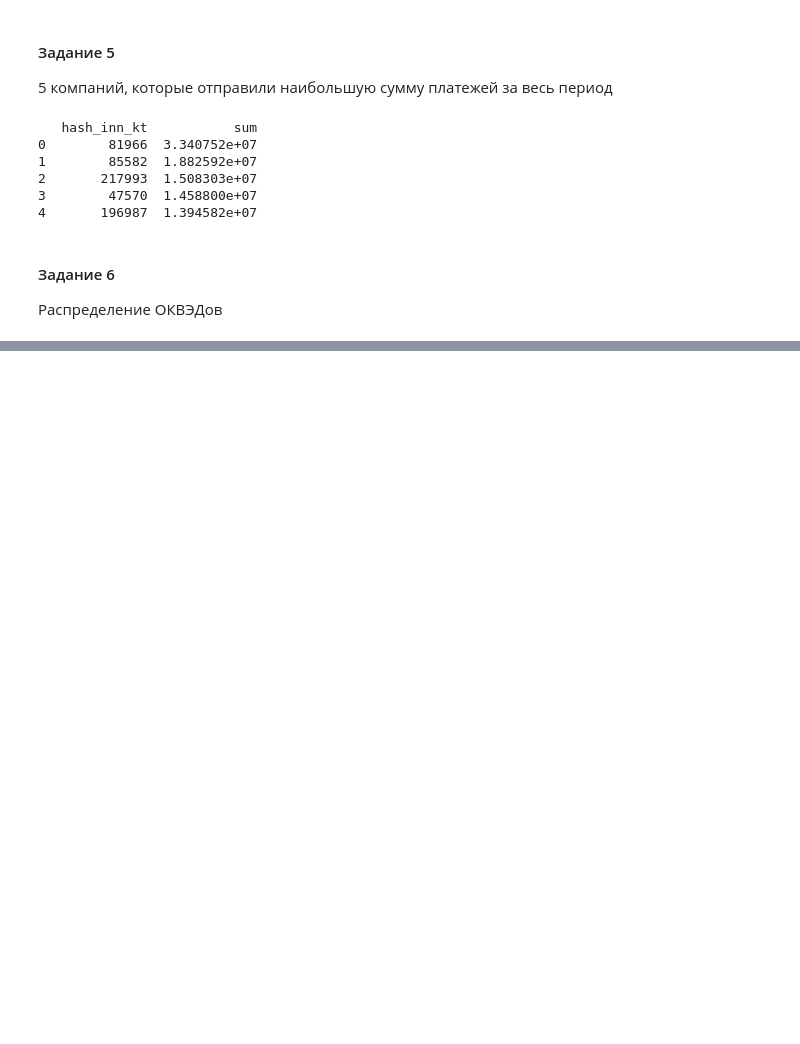
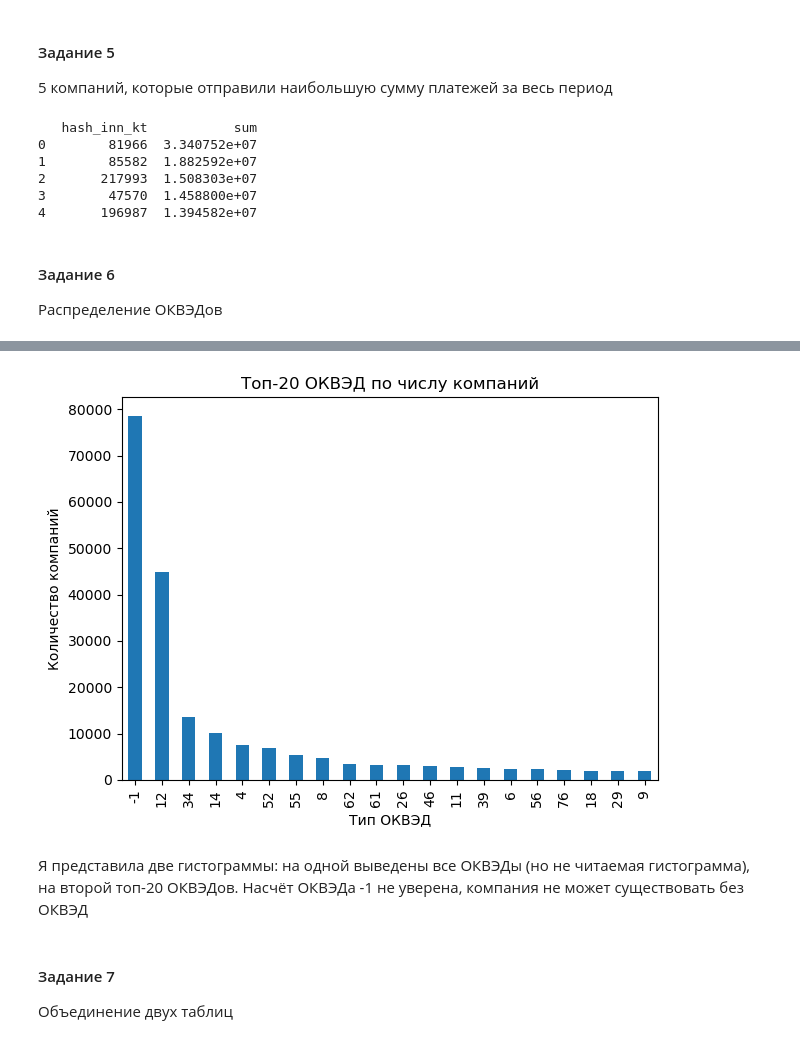
Before and after one commit to dontdoitno/python-analysis-labs, a Jupyter notebook: lab3/lab3.ipynb, the cells around one changed output, grey strips where cells are left out. Drawn from its saved outputs; the diff is of its cells as text; code cells hidden in the pictures; blank space fills up the shorter version.

```diff
--- a/lab3/lab3.ipynb
+++ b/lab3/lab3.ipynb
@@ -163,0 +184,18 @@ plt.show()
+# %%
+okved_counts = inn_info_public['okved2'].value_counts()
+top20 = okved_counts.head(20)
+top20.plot(kind='bar')
+plt.xlabel('Тип ОКВЭД')
+plt.ylabel('Количество компаний')
+plt.title('Топ-20 ОКВЭД по числу компаний')
+plt.tight_layout()
+plt.show()
+# %% [output]
+[figure, added]
+# %% [markdown]
+Я представила две гистограммы: на одной выведены все ОКВЭДы (но не читаемая гистограмма), на второй топ-20 ОКВЭДов.
+Насчёт ОКВЭДа -1 не уверена, компания не может существовать без ОКВЭД
+# %% [markdown]
+#### Задание 7
+
+Объединение двух таблиц
```
Also changed, not shown: parts of 8 cells of this notebook.
